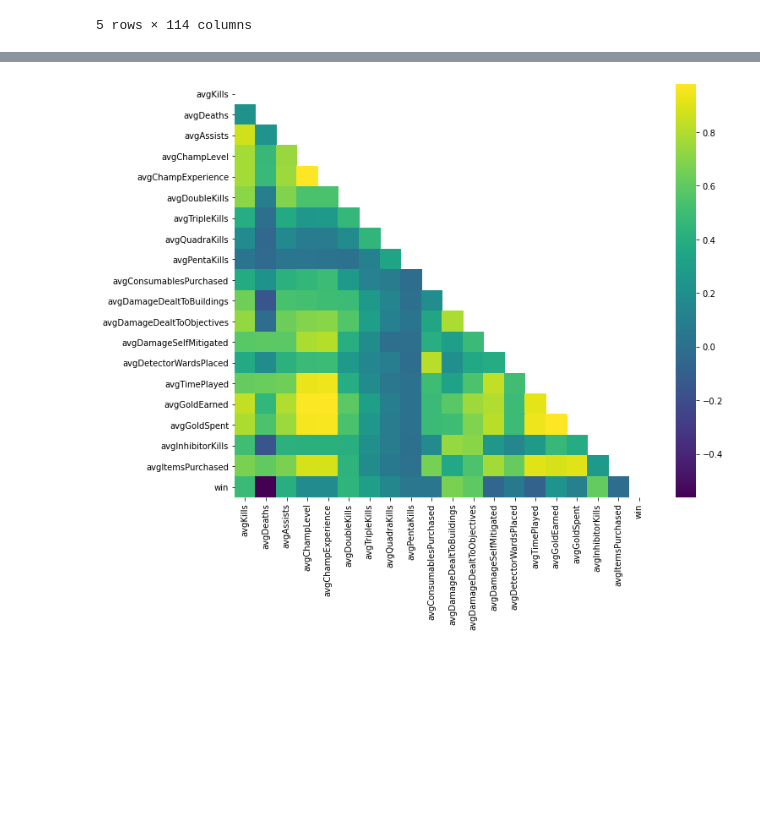
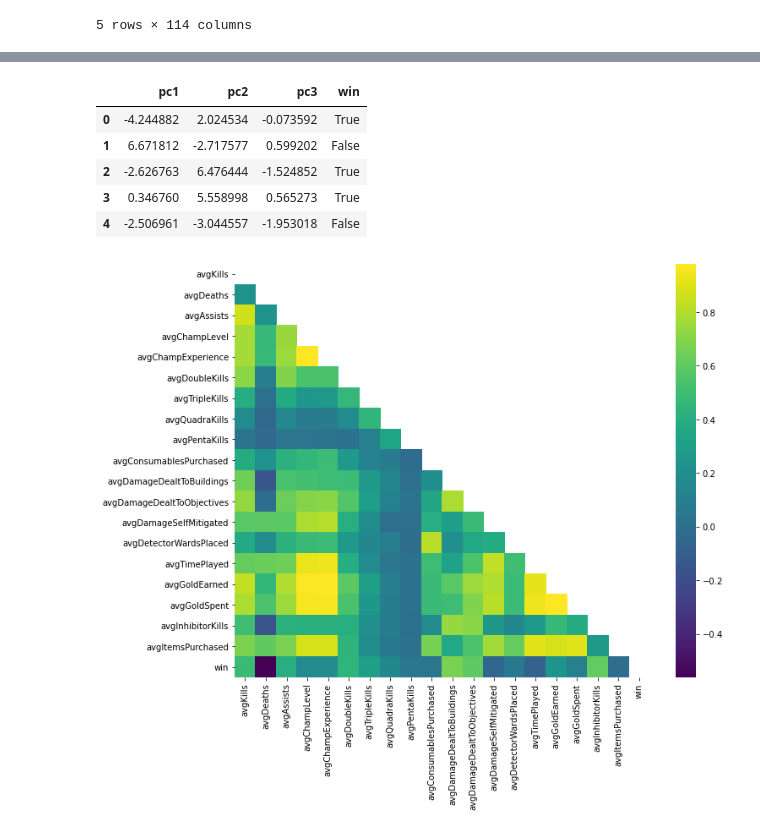
Before and after one commit to Zealfire243/lol_analysis, a Jupyter notebook: Notebooks/Basic_EDA_Exploration.ipynb, the cells around one changed output, grey strips where cells are left out. Cells and saved outputs as stored; diff of their text form; code cells hidden in the pictures; blank space fills up the shorter version.

```diff
--- a/Basic_EDA.ipynb
+++ b/Notebooks/Basic_EDA_Exploration.ipynb
@@ -19,0 +83,3 @@ target = df.win
+# %%
+pca = PCA(n_components=3)
+principal_components = pca.fit_transform(X)
@@ -20,3 +89,15 @@ target = df.win
+# %%
+pc_df = pd.DataFrame(principal_components, columns=['pc'+str(i+1) for i in range(3)])
+# %%
+pc_df = pd.concat([pc_df, target], axis=1)
+pc_df.head()
+# %% [output]
+|  | pc1 | pc2 | pc3 | win |
+| 0 | -4.244882 | 2.024534 | -0.073592 | True |
+| 1 | 6.671812 | -2.717577 | 0.599202 | False |
+| 2 | -2.626763 | 6.476444 | -1.524852 | True |
+| 3 | 0.346760 | 5.558998 | 0.565273 | True |
+| 4 | -2.506961 | -3.044557 | -1.953018 | False |
 # %%
 group_1 = data.columns[:19]
 group_2 = data.columns[19:38]
```
Also changed, not shown: parts of 9 cells of this notebook, 3 other files.
